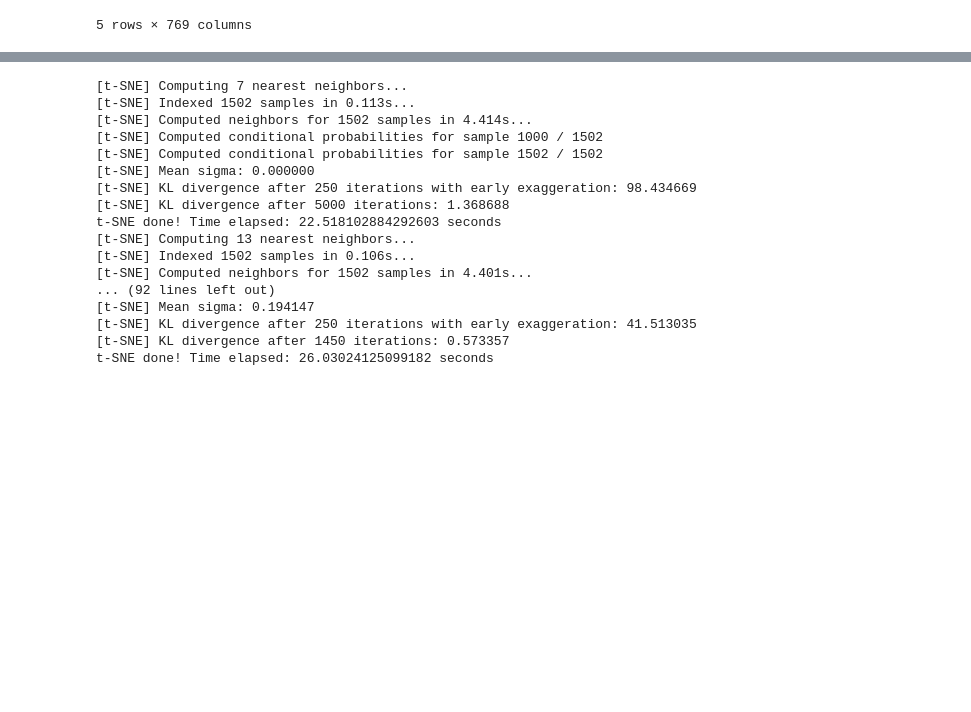
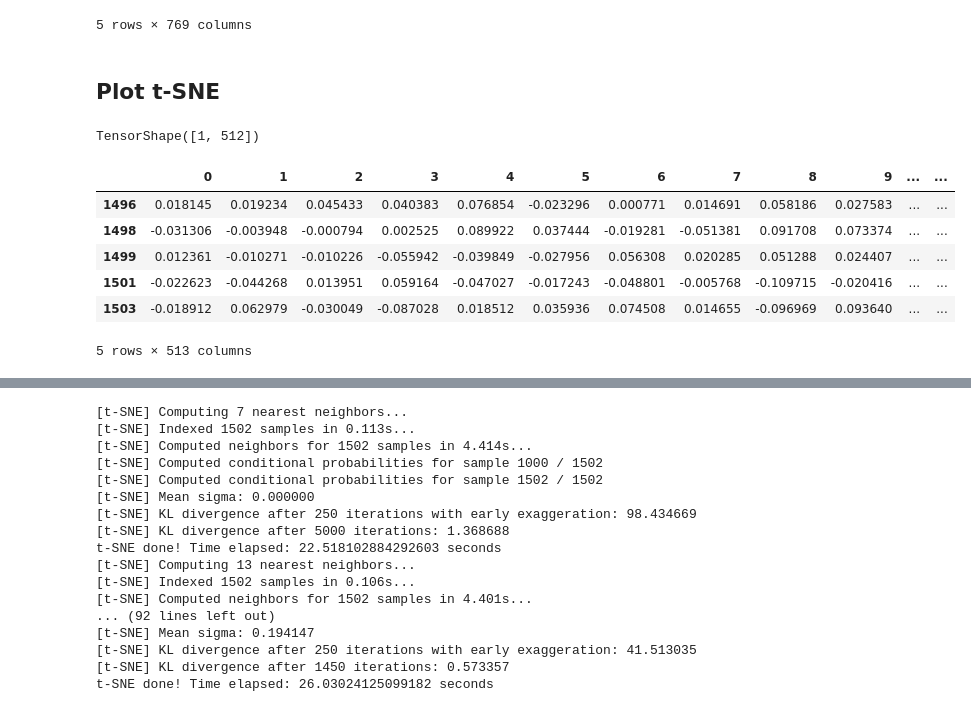
Before and after one commit to shruti-singh/meaningful-comparison, a Jupyter notebook: mcomp_text_extraction/Exp2-SimilarityMCWithin.ipynb, the cells around one changed output, grey strips where cells are left out. Saved outputs shown, nothing was run; the diff lists cells and outputs as text; code cells hidden in the pictures; blank space fills up the shorter version.

```diff
--- a/mcomp_text_extraction/Exp2-SimilarityMCWithin.ipynb
+++ b/mcomp_text_extraction/Exp2-SimilarityMCWithin.ipynb
@@ -242,3 +242,32 @@ X_emb_df.tail()
 | 1501 | -0.023820 | 0.014662 | -0.018907 | 0.006696 | -0.002074 | -0.004637 | 0.015553 | 0.000281 | 0.019685 | -0.010339 | ... | ... |
 | 1503 | -0.027049 | 0.051783 | -0.004255 | 0.012285 | -0.008825 | -0.016880 | 0.030848 | 0.005453 | 0.012297 | 0.012224 | ... | ... |
 5 rows × 769 columns
+# %% [markdown]
+## Plot t-SNE
+# %%
+use_vectors["2017_Bk0MRI5lg"][48].shape
+# %% [output]
+TensorShape([1, 512])
+# %%
+X_emb_df = pd.DataFrame(columns=list(range(0, 512)))
+y_df = pd.DataFrame(columns=["target"])
+# %%
+for pid in use_vectors:
+    for sid in use_vectors[pid]:
+        X_emb_df.loc[sid] = list(use_vectors[pid][sid].numpy())[0]
+        if sid in gt_dict[pid]["mcomp"]:
+            y_df.loc[sid] = 1
+        else:
+            y_df.loc[sid] = 0
+# %%
+X_emb_df["y"] = y_df
+# %%
+X_emb_df.tail()
+# %% [output]
+|  | 0 | 1 | 2 | 3 | 4 | 5 | 6 | 7 | 8 | 9 | ... | ... |
+| 1496 | 0.018145 | 0.019234 | 0.045433 | 0.040383 | 0.076854 | -0.023296 | 0.000771 | 0.014691 | 0.058186 | 0.027583 | ... | ... |
+| 1498 | -0.031306 | -0.003948 | -0.000794 | 0.002525 | 0.089922 | 0.037444 | -0.019281 | -0.051381 | 0.091708 | 0.073374 | ... | ... |
+| 1499 | 0.012361 | -0.010271 | -0.010226 | -0.055942 | -0.039849 | -0.027956 | 0.056308 | 0.020285 | 0.051288 | 0.024407 | ... | ... |
+| 1501 | -0.022623 | -0.044268 | 0.013951 | 0.059164 | -0.047027 | -0.017243 | -0.048801 | -0.005768 | -0.109715 | -0.020416 | ... | ... |
+| 1503 | -0.018912 | 0.062979 | -0.030049 | -0.087028 | 0.018512 | 0.035936 | 0.074508 | 0.014655 | -0.096969 | 0.093640 | ... | ... |
+5 rows × 513 columns
```
Also changed, not shown: parts of 3 cells of this notebook.
